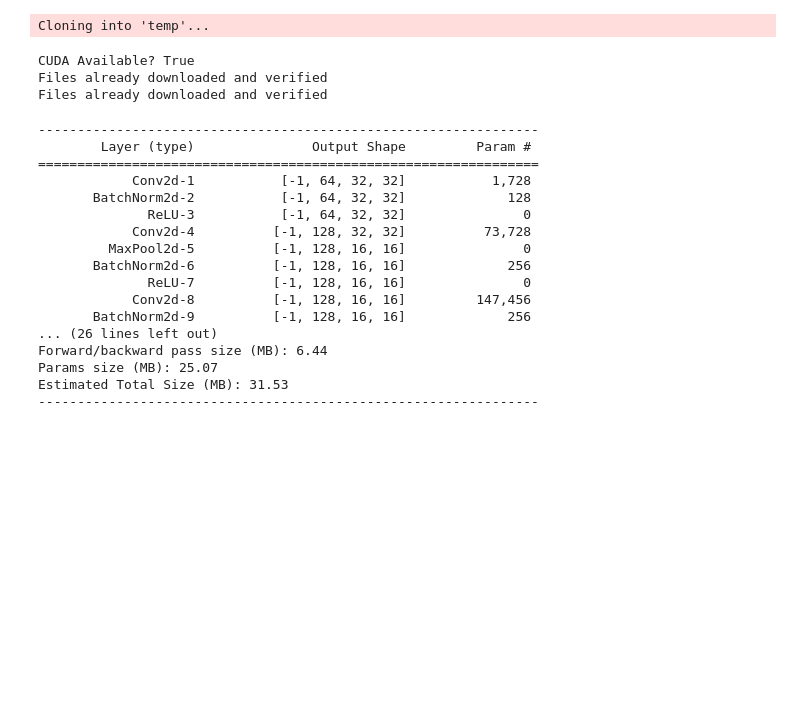
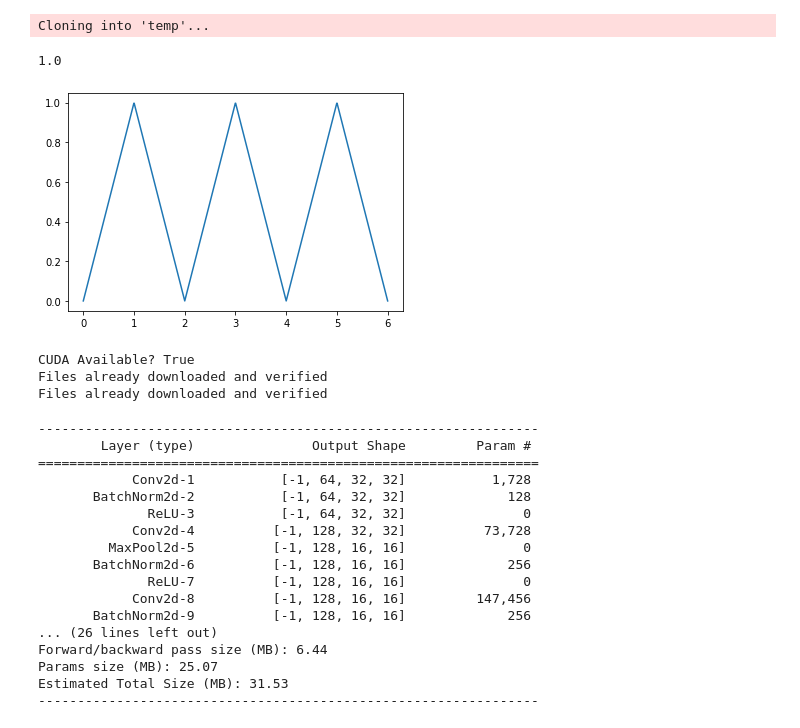
Before and after one commit to bikash-bhoi/eva4, a Jupyter notebook: Session11/Session_11_CIFAR_ocp.ipynb, the cells around one changed output. Drawn from its saved outputs; the diff is of its cells as text; code cells hidden in the pictures; blank space fills up the shorter version.

```diff
--- a/Session11/Session_11_CIFAR_ocp.ipynb
+++ b/Session11/Session_11_CIFAR_ocp.ipynb
@@ -42,6 +43,11 @@ import torchvision
 import torchsummary
 from torchsummary import summary
 import torch
+# %%
+zigzag_plot(num_trianges = 3, min_val = 0, max_val = 1, triangle_base = 2)
+# %% [output]
+1.0
+[figure, added]
 # %%
 trainset, testset, train_loader, test_loader, classes =download_load(train_bs=512,test_bs=512)
 # %% [output]
```
Also changed, not shown: parts of 1 cell of this notebook.
